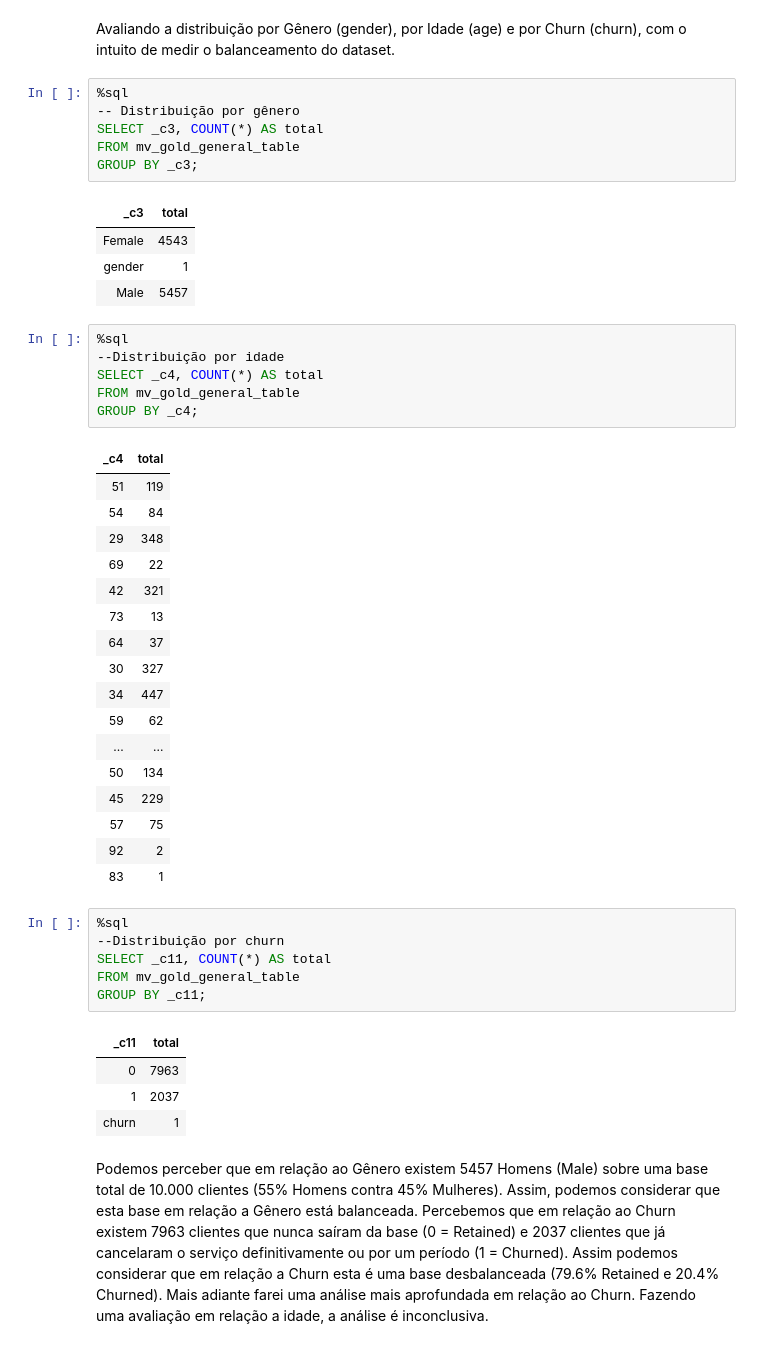
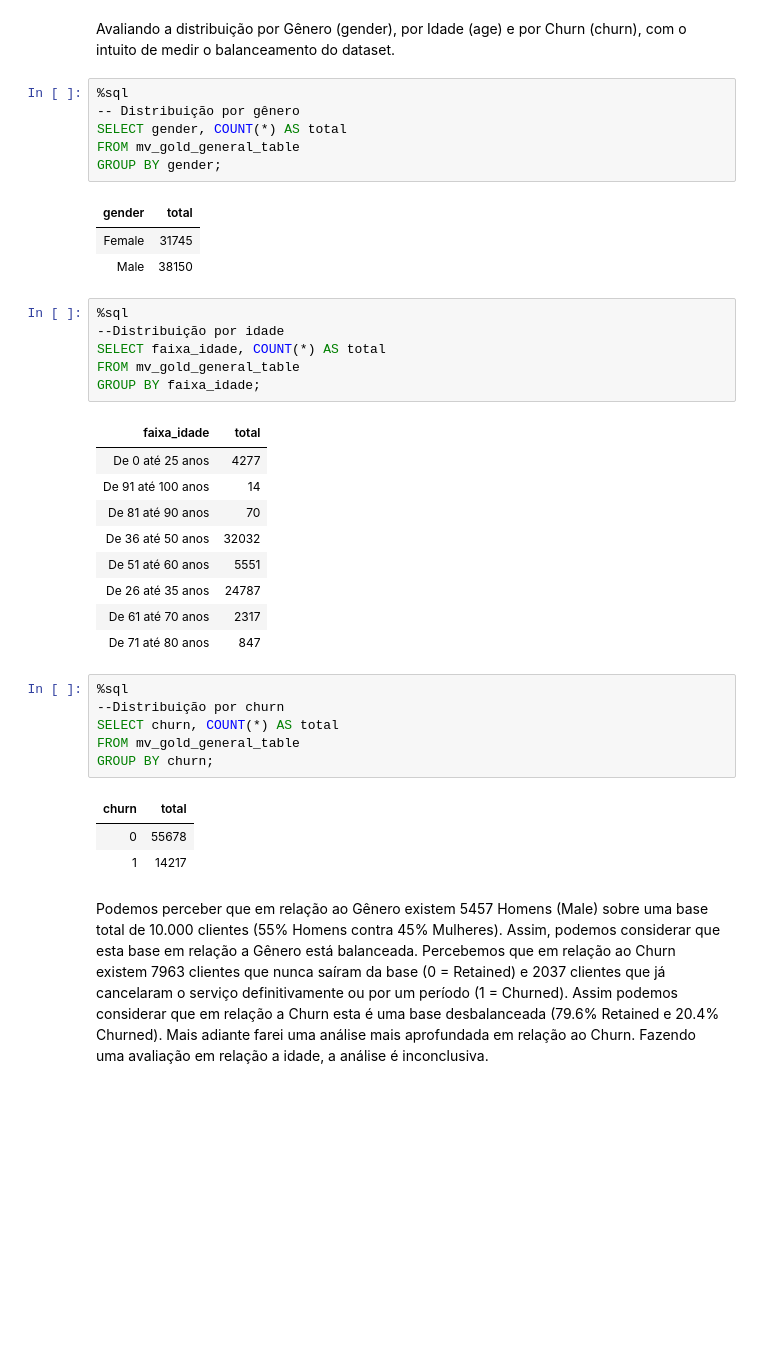
Before and after one commit to zulatopaula/MVP_CD_BankChurn, a Jupyter notebook: PZ_MVP_CD_BankChurn_DE_Final.ipynb, the cells around one changed output. Cells and saved outputs as stored; diff of their text form; blank space fills up the shorter version.

```diff
--- a/PZ_MVP_CD_BankChurn_DE_Final.ipynb
+++ b/PZ_MVP_CD_BankChurn_DE_Final.ipynb
@@ -274,48 +400,38 @@ Avaliando a distribuição por Gênero (gender), por Idade (age) e por Churn (ch
 # %%
 %sql
 -- Distribuição por gênero
-SELECT _c3, COUNT(*) AS total
+SELECT gender, COUNT(*) AS total
 FROM mv_gold_general_table
-GROUP BY _c3;
+GROUP BY gender;
 # %% [output]
-| _c3 | total |
-| Female | 4543 |
-| gender | 1 |
-| Male | 5457 |
+| gender | total |
+| Female | 31745 |
+| Male | 38150 |
 # %%
 %sql
 --Distribuição por idade
-SELECT _c4, COUNT(*) AS total
+SELECT faixa_idade, COUNT(*) AS total
 FROM mv_gold_general_table
-GROUP BY _c4;
+GROUP BY faixa_idade;
 # %% [output]
-| _c4 | total |
-| 51 | 119 |
-| 54 | 84 |
-| 29 | 348 |
-| 69 | 22 |
-| 42 | 321 |
-| 73 | 13 |
-| 64 | 37 |
-| 30 | 327 |
-| 34 | 447 |
-| 59 | 62 |
-| ... | ... |
-| 50 | 134 |
-| 45 | 229 |
-| 57 | 75 |
-| 92 | 2 |
-| 83 | 1 |
+| faixa_idade | total |
+| De 0 até 25 anos | 4277 |
+| De 91 até 100 anos | 14 |
+| De 81 até 90 anos | 70 |
+| De 36 até 50 anos | 32032 |
+| De 51 até 60 anos | 5551 |
+| De 26 até 35 anos | 24787 |
+| De 61 até 70 anos | 2317 |
+| De 71 até 80 anos | 847 |
 # %%
 %sql
 --Distribuição por churn
-SELECT _c11, COUNT(*) AS total
+SELECT churn, COUNT(*) AS total
 FROM mv_gold_general_table
-GROUP BY _c11;
+GROUP BY churn;
 # %% [output]
-| _c11 | total |
-| 0 | 7963 |
-| 1 | 2037 |
-| churn | 1 |
+| churn | total |
+| 0 | 55678 |
+| 1 | 14217 |
 # %% [markdown]
 Podemos perceber que em relação ao Gênero existem 5457 Homens (Male) sobre uma base total de 10.000 clientes (55% Homens contra 45% Mulheres). Assim, podemos considerar que esta base em relação a Gênero está balanceada. Percebemos que em relação ao Churn existem 7963 clientes que nunca saíram da base (0 = Retained) e 2037 clientes que já cancelaram o serviço definitivamente ou por um período (1 = Churned). Assim podemos considerar que em relação a Churn esta é uma base desbalanceada (79.6% Retained e 20.4% Churned). Mais adiante farei uma análise mais aprofundada em relação ao Churn. Fazendo uma avaliação em relação a idade, a análise é inconclusiva.
```
Also changed, not shown: parts of 37 cells of this notebook.
